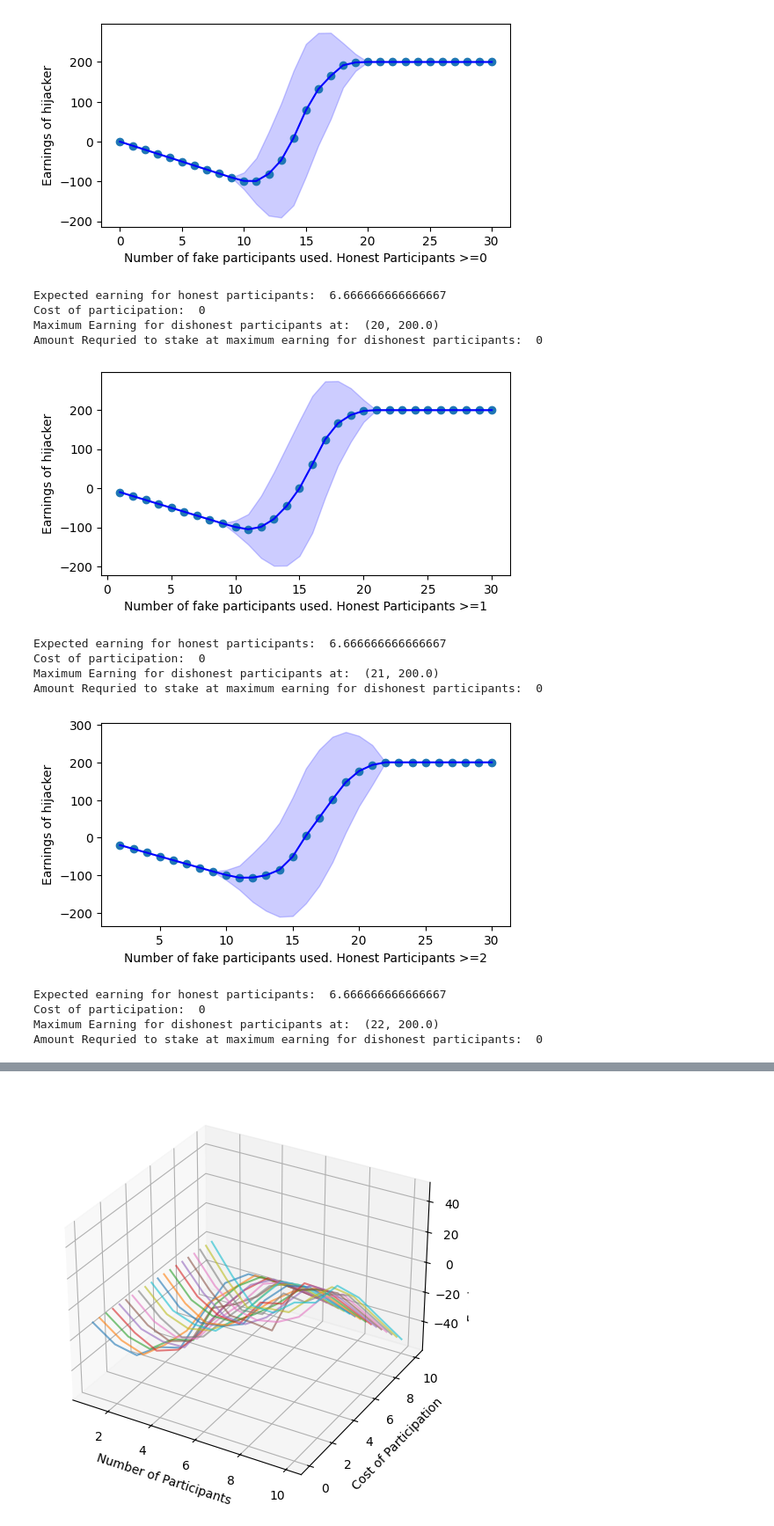
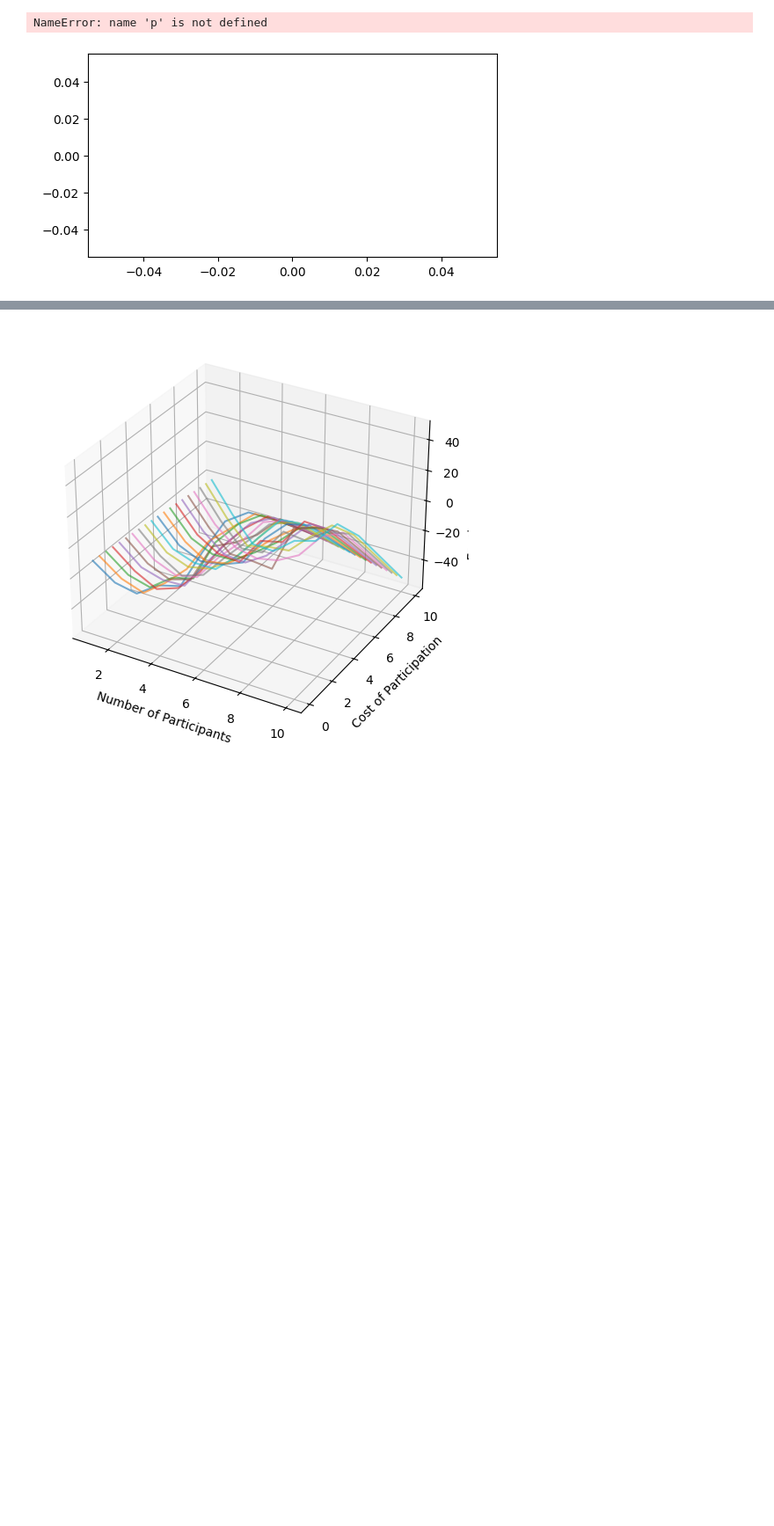
Before and after one commit to Aamir1551/CompSwap, a Jupyter notebook: contracts/paymentAnalysis.ipynb, the cells around one changed output, grey strips where cells are left out. Shown: that part at 88% size. Drawn from its saved outputs; the diff is of its cells as text; code cells hidden in the pictures; blank space fills up the shorter version.

```diff
--- a/contracts/paymentAnalysis.ipynb
+++ b/contracts/paymentAnalysis.ipynb
@@ -7,63 +7,50 @@ from mpl_toolkits.mplot3d import Axes3D
 # can be seen that if amountVerified == 0 regardless of what costOfParticipation is, there still exist some
 # index i, where dishonest participants will be able to win.
 
 # Can be seen that even if we have some amount of verifiers verified,
 # even if we have cost of partipation to be 0, there is some value for amount verfied, where dishonest verifiers no longer come on top
 
 # do some proving and show that we definitely need the legitimate verifier list
 
 win = 10
 n = 30
 k = 20
 incorrectAnswer = win
 costOfParticipation = 0 #win * k / n
-amountVerified = 10
+amountVerified = 0
 
 repetitions = 1000
 amountWin = []
 amountWinVar = []
-for i in range(p, n + 1):
+for i in range(amountVerified, n + 1):
     winResults = []
     for j in range(repetitions):
         c = sum(int(b <= i) for b in random.sample(range(1, n + 1), k))
         if c >= k / 2:
             winResults.append(win * k - costOfParticipation * i)
         else:
             winResults.append(-i * (costOfParticipation + incorrectAnswer))
     amountWin.append((i, np.mean(winResults)))
     amountWinVar.append(np.var(winResults))
 
-amountOfParticipants, amountWon = zip(*amountWin)
+    amountOfParticipants, amountWon = zip(*amountWin)
 
-plt.figure(figsize=(6, 3))
-plt.plot(amountOfParticipants, amountWon, label='Average Earning for dishonest participants', color='blue')
-plt.fill_between(amountOfParticipants,
-                np.array(amountWon) - np.sqrt(amountWinVar),
-                np.array(amountWon) + np.sqrt(amountWinVar),
-                color='blue', alpha=0.2, label='Variance')
+    plt.figure(figsize=(6, 3))
+    plt.plot(amountOfParticipants, amountWon, label='Average Earning for dishonest participants', color='blue')
+    plt.fill_between(amountOfParticipants,
+                    np.array(amountWon) - np.sqrt(amountWinVar),
+                    np.array(amountWon) + np.sqrt(amountWinVar),
+                    color='blue', alpha=0.2, label='Variance')
 
-plt.xlabel('Number of fake participants used. Honest Participants >=' + str(p))
-plt.ylabel('Earnings of hijacker')
-plt.scatter(amountOfParticipants, amountWon)
-plt.show()
-print("Expected earning for honest participants: ", win * k / n - costOfParticipation)
-print("Cost of participation: ", costOfParticipation)
-indexOfMaxDishonestEarning = amountOfParticipants[amountWon.index(max(amountWon))]
-print("Maximum Earning for dishonest participants at: ", (indexOfMaxDishonestEarning, max(amountWon)))
-print("Amount Requried to stake at maximum earning for dishonest participants: ", (costOfParticipation * indexOfMaxDishonestEarning))
+    plt.xlabel('Number of fake participants used. Honest Participants >=' + str(p))
+    plt.ylabel('Earnings of hijacker')
+    plt.scatter(amountOfParticipants, amountWon)
+    plt.show()
+    print("Expected earning for honest participants: ", win * k / n - costOfParticipation)
+    print("Cost of participation: ", costOfParticipation)
+    indexOfMaxDishonestEarning = amountOfParticipants[amountWon.index(max(amountWon))]
+    print("Maximum Earning for dishonest participants at: ", (indexOfMaxDishonestEarning, max(amountWon)))
+    print("Amount Requried to stake at maximum earning for dishonest participants: ", (costOfParticipation * indexOfMaxDishonestEarning))
 # %% [output]
+NameError: name 'p' is not defined
-[figure, old version]
+[figure, new version]
-Expected earning for honest participants:  6.666666666666667
-Cost of participation:  0
-Maximum Earning for dishonest participants at:  (20, 200.0)
-Amount Requried to stake at maximum earning for dishonest participants:  0
-[figure, removed]
-Expected earning for honest participants:  6.666666666666667
-Cost of participation:  0
-Maximum Earning for dishonest participants at:  (21, 200.0)
-Amount Requried to stake at maximum earning for dishonest participants:  0
-[figure, removed]
-Expected earning for honest participants:  6.666666666666667
-Cost of participation:  0
-Maximum Earning for dishonest participants at:  (22, 200.0)
-Amount Requried to stake at maximum earning for dishonest participants:  0
```
Also changed, not shown: parts of 1 cell of this notebook.
